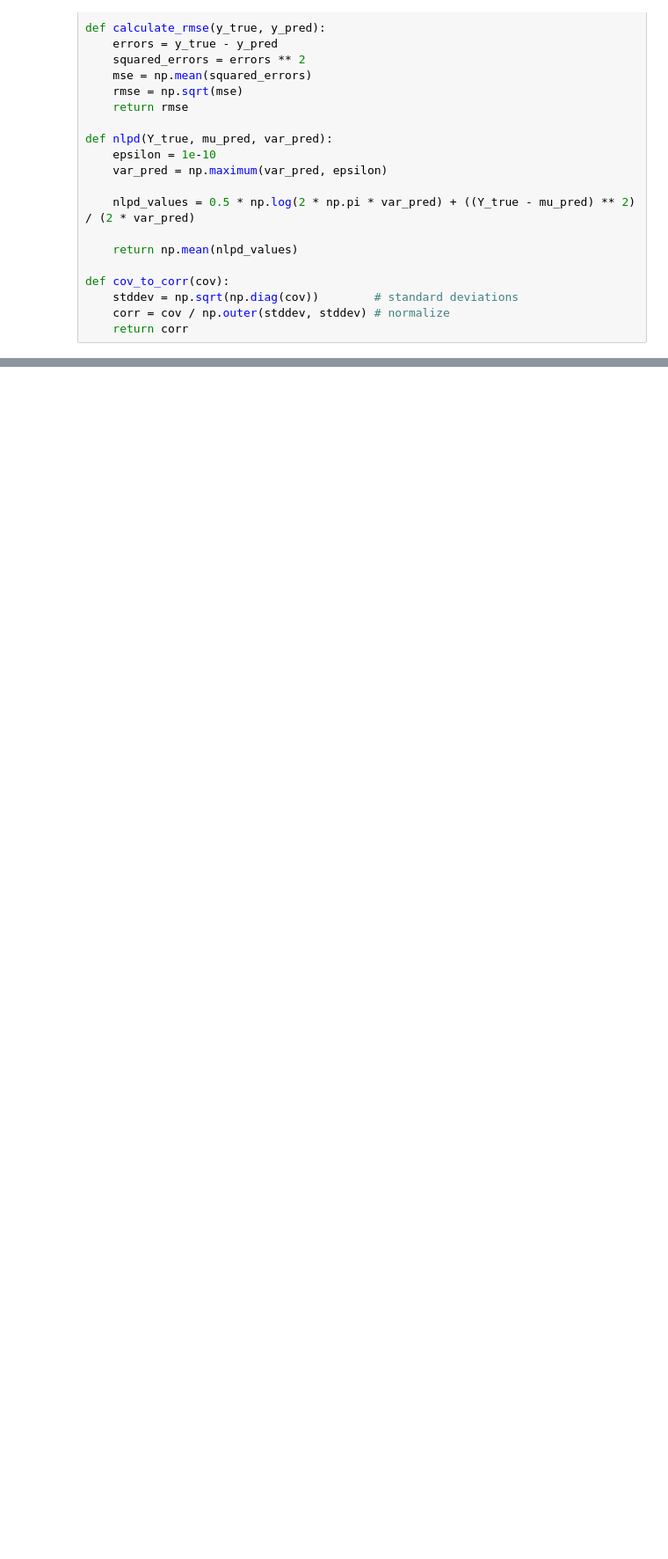
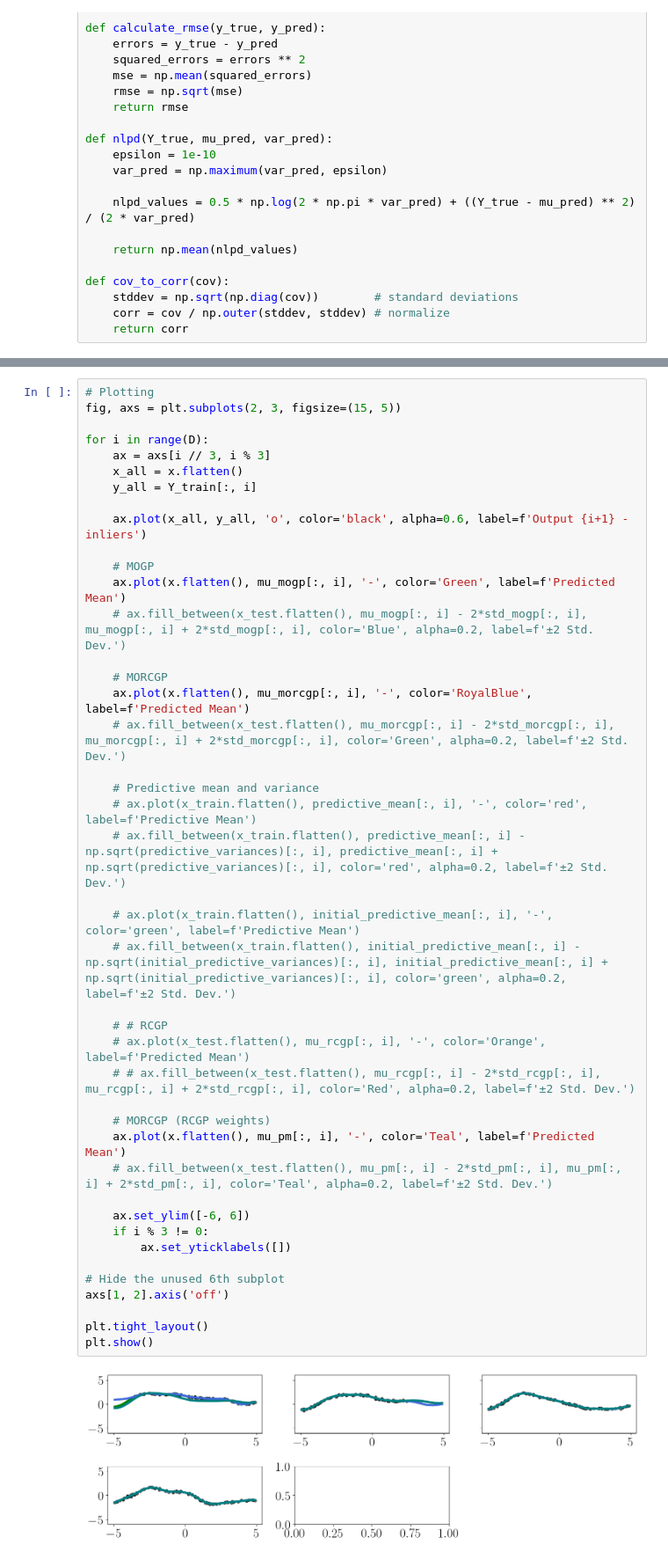
Before and after one commit to joshuarooijakkers/robust_conjugate_MOGP, a Jupyter notebook: experiments/synthetic/synthetic3.ipynb, the cells around one changed output, grey strips where cells are left out. Shown at 88% size. Cells and saved outputs as stored; diff of their text form; blank space fills up the shorter version.

```diff
--- a/experiments/synthetic/synthetic3.ipynb
+++ b/experiments/synthetic/synthetic3.ipynb
@@ -230,0 +224,45 @@ NLPD MORCGP: 0.8485 ± 0.0000
+# %%
+# Plotting
+fig, axs = plt.subplots(2, 3, figsize=(15, 5))
+
+for i in range(D):
+    ax = axs[i // 3, i % 3]
+    x_all = x.flatten()
+    y_all = Y_train[:, i]
+
+    ax.plot(x_all, y_all, 'o', color='black', alpha=0.6, label=f'Output {i+1} - inliers')
+
+    # MOGP
+    ax.plot(x.flatten(), mu_mogp[:, i], '-', color='Green', label=f'Predicted Mean')
+    # ax.fill_between(x_test.flatten(), mu_mogp[:, i] - 2*std_mogp[:, i], mu_mogp[:, i] + 2*std_mogp[:, i], color='Blue', alpha=0.2, label=f'±2 Std. Dev.')
+
+    # MORCGP
+    ax.plot(x.flatten(), mu_morcgp[:, i], '-', color='RoyalBlue', label=f'Predicted Mean')
+    # ax.fill_between(x_test.flatten(), mu_morcgp[:, i] - 2*std_morcgp[:, i], mu_morcgp[:, i] + 2*std_morcgp[:, i], color='Green', alpha=0.2, label=f'±2 Std. Dev.')
+
+    # Predictive mean and variance
+    # ax.plot(x_train.flatten(), predictive_mean[:, i], '-', color='red', label=f'Predictive Mean')
+    # ax.fill_between(x_train.flatten(), predictive_mean[:, i] - np.sqrt(predictive_variances)[:, i], predictive_mean[:, i] + np.sqrt(predictive_variances)[:, i], color='red', alpha=0.2, label=f'±2 Std. Dev.')
+
+    # ax.plot(x_train.flatten(), initial_predictive_mean[:, i], '-', color='green', label=f'Predictive Mean')
+    # ax.fill_between(x_train.flatten(), initial_predictive_mean[:, i] - np.sqrt(initial_predictive_variances)[:, i], initial_predictive_mean[:, i] + np.sqrt(initial_predictive_variances)[:, i], color='green', alpha=0.2, label=f'±2 Std. Dev.')
+
+    # # RCGP
+    # ax.plot(x_test.flatten(), mu_rcgp[:, i], '-', color='Orange', label=f'Predicted Mean')
+    # # ax.fill_between(x_test.flatten(), mu_rcgp[:, i] - 2*std_rcgp[:, i], mu_rcgp[:, i] + 2*std_rcgp[:, i], color='Red', alpha=0.2, label=f'±2 Std. Dev.')
+
+    # MORCGP (RCGP weights)
+    ax.plot(x.flatten(), mu_pm[:, i], '-', color='Teal', label=f'Predicted Mean')
+    # ax.fill_between(x_test.flatten(), mu_pm[:, i] - 2*std_pm[:, i], mu_pm[:, i] + 2*std_pm[:, i], color='Teal', alpha=0.2, label=f'±2 Std. Dev.')
+
+    ax.set_ylim([-6, 6])
+    if i % 3 != 0:
+        ax.set_yticklabels([])
+
+# Hide the unused 6th subplot
+axs[1, 2].axis('off')
+
+plt.tight_layout()
+plt.show()
+# %% [output]
+[figure, added]
```
Also changed, not shown: parts of 1 cell of this notebook, 5 other files.
